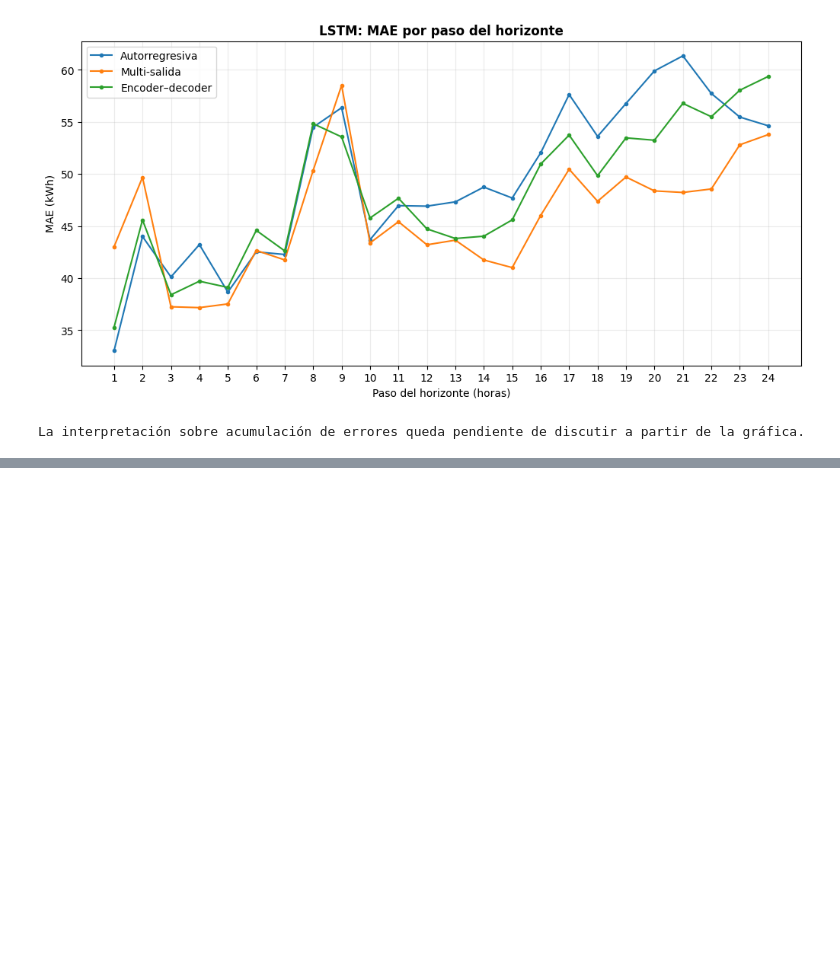
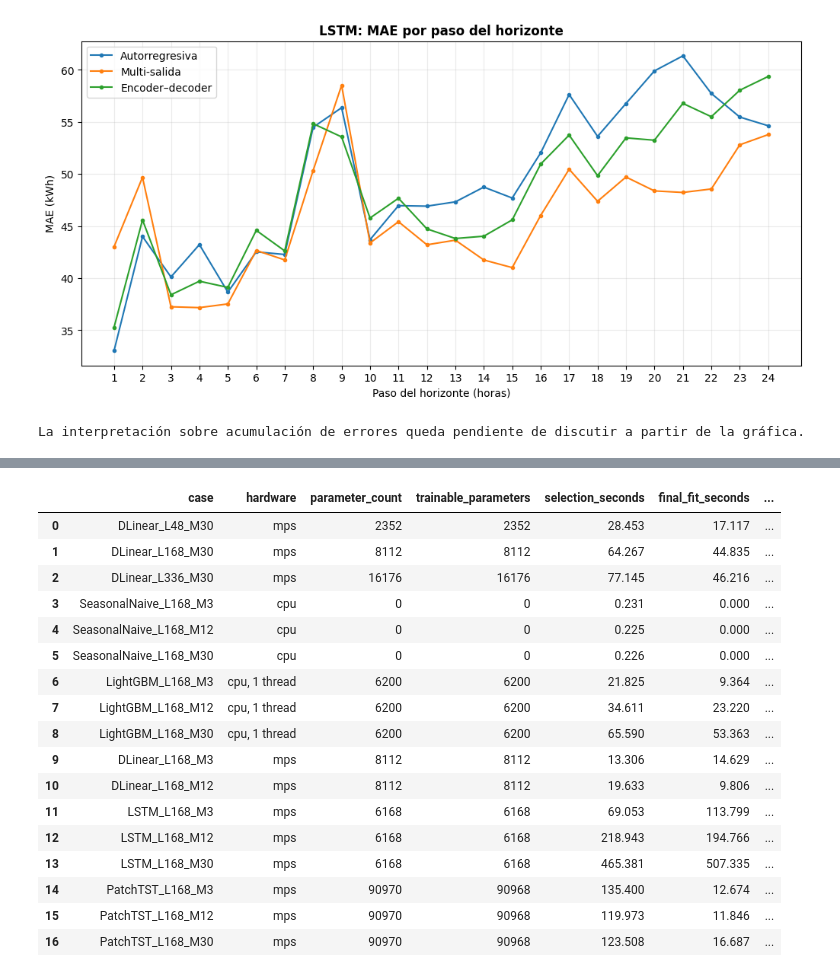
Before and after one commit to Bamo0507/Laboratorio_9_Series_de_Tiempo, a Jupyter notebook: Laboratorio_9_Series_de_Tiempo.ipynb, the cells around one changed output, grey strips where cells are left out. Cells and saved outputs as stored; diff of their text form; code cells hidden in the pictures; blank space fills up the shorter version.

```diff
--- a/Laboratorio_9_Series_de_Tiempo.ipynb
+++ b/Laboratorio_9_Series_de_Tiempo.ipynb
@@ -5380,0 +6282,29 @@ La interpretación sobre acumulación de errores queda pendiente de discutir a p
+# %%
+import pandas as pd
+from IPython.display import display
+
+experiment_resource_table = pd.read_csv("data/processed/experiments_5_2/final_results.csv")
+display(experiment_resource_table[[
+    "case", "hardware", "parameter_count", "trainable_parameters",
+    "selection_seconds", "final_fit_seconds", "fit_seconds_total",
+    "inference_seconds", "peak_gpu_mib", "final_training_reused",
+]].round(3))
+# %% [output]
+|  | case | hardware | parameter_count | trainable_parameters | selection_seconds | final_fit_seconds | ... |
+| 0 | DLinear_L48_M30 | mps | 2352 | 2352 | 28.453 | 17.117 | ... |
+| 1 | DLinear_L168_M30 | mps | 8112 | 8112 | 64.267 | 44.835 | ... |
+| 2 | DLinear_L336_M30 | mps | 16176 | 16176 | 77.145 | 46.216 | ... |
+| 3 | SeasonalNaive_L168_M3 | cpu | 0 | 0 | 0.231 | 0.000 | ... |
+| 4 | SeasonalNaive_L168_M12 | cpu | 0 | 0 | 0.225 | 0.000 | ... |
+| 5 | SeasonalNaive_L168_M30 | cpu | 0 | 0 | 0.226 | 0.000 | ... |
+| 6 | LightGBM_L168_M3 | cpu, 1 thread | 6200 | 6200 | 21.825 | 9.364 | ... |
+| 7 | LightGBM_L168_M12 | cpu, 1 thread | 6200 | 6200 | 34.611 | 23.220 | ... |
+| 8 | LightGBM_L168_M30 | cpu, 1 thread | 6200 | 6200 | 65.590 | 53.363 | ... |
+| 9 | DLinear_L168_M3 | mps | 8112 | 8112 | 13.306 | 14.629 | ... |
+| 10 | DLinear_L168_M12 | mps | 8112 | 8112 | 19.633 | 9.806 | ... |
+| 11 | LSTM_L168_M3 | mps | 6168 | 6168 | 69.053 | 113.799 | ... |
+| 12 | LSTM_L168_M12 | mps | 6168 | 6168 | 218.943 | 194.766 | ... |
+| 13 | LSTM_L168_M30 | mps | 6168 | 6168 | 465.381 | 507.335 | ... |
+| 14 | PatchTST_L168_M3 | mps | 90970 | 90968 | 135.400 | 12.674 | ... |
+| 15 | PatchTST_L168_M12 | mps | 90970 | 90968 | 119.973 | 11.846 | ... |
+| 16 | PatchTST_L168_M30 | mps | 90970 | 90968 | 123.508 | 16.687 | ... |
```
Also changed, not shown: parts of 5 cells of this notebook.
